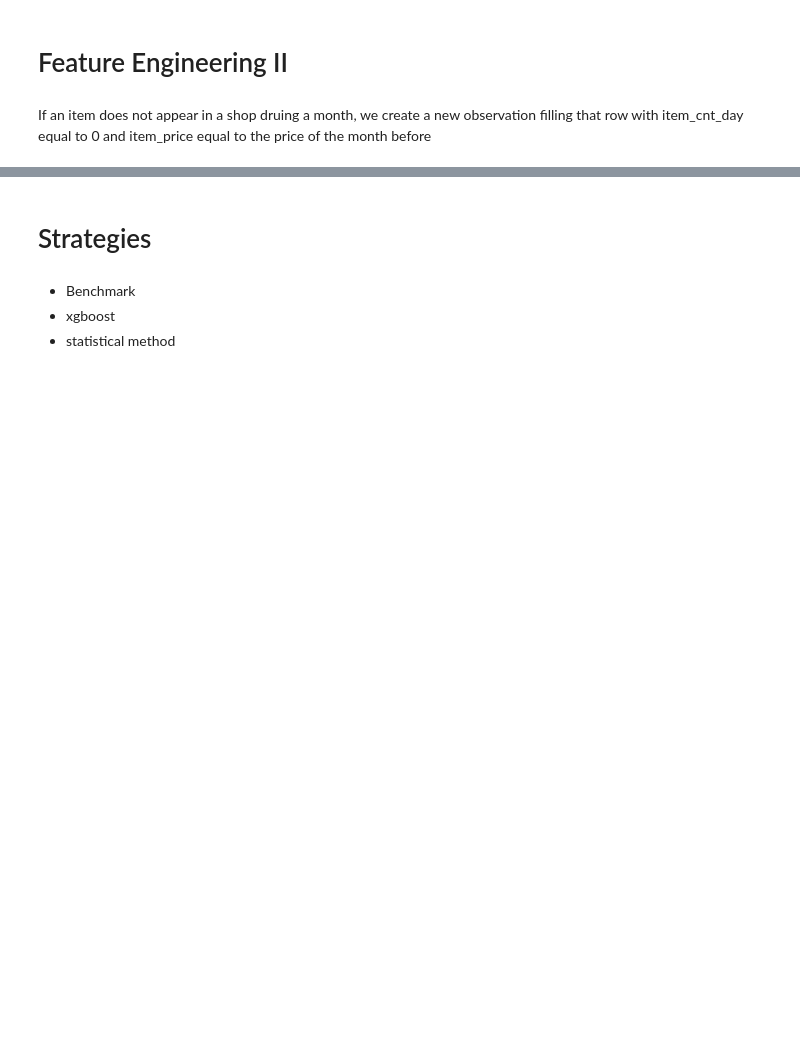
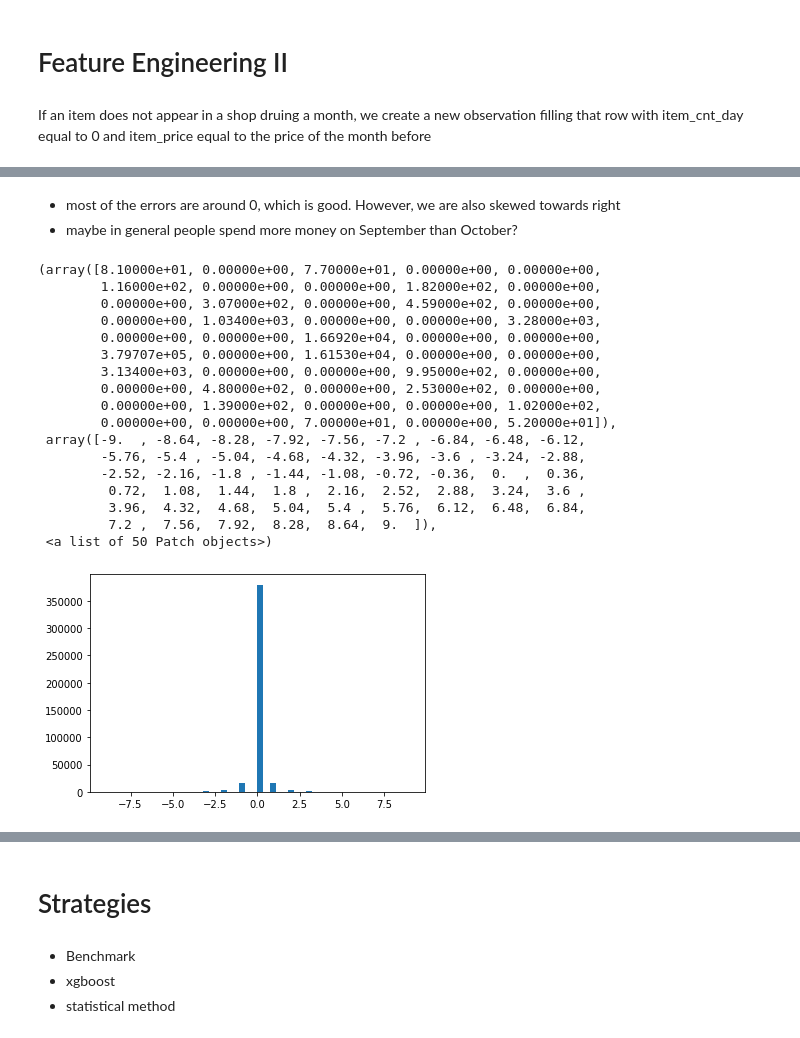
Before and after one commit to AlessandroBiagi/DataScienceProjects, a Jupyter notebook: Future_Sales/Predict_Future_Sales.ipynb, the cells around one changed output, grey strips where cells are left out. Saved outputs shown, nothing was run; the diff lists cells and outputs as text; code cells hidden in the pictures; blank space fills up the shorter version.

```diff
--- a/Future_Sales/Predict_Future_Sales.ipynb
+++ b/Future_Sales/Predict_Future_Sales.ipynb
@@ -422,0 +453,24 @@ df_merged['item_price'].fillna(med, inplace=True)
+# %% [markdown]
+- most of the errors are around 0, which is good. However, we are also skewed towards right
+- maybe in general people spend more money on September than October?
+# %%
+plt.hist(error_benchmark[abs(error_benchmark)<10], bins=50)
+# %% [output]
+(array([8.10000e+01, 0.00000e+00, 7.70000e+01, 0.00000e+00, 0.00000e+00,
+        1.16000e+02, 0.00000e+00, 0.00000e+00, 1.82000e+02, 0.00000e+00,
+        0.00000e+00, 3.07000e+02, 0.00000e+00, 4.59000e+02, 0.00000e+00,
+        0.00000e+00, 1.03400e+03, 0.00000e+00, 0.00000e+00, 3.28000e+03,
+        0.00000e+00, 0.00000e+00, 1.66920e+04, 0.00000e+00, 0.00000e+00,
+        3.79707e+05, 0.00000e+00, 1.61530e+04, 0.00000e+00, 0.00000e+00,
+        3.13400e+03, 0.00000e+00, 0.00000e+00, 9.95000e+02, 0.00000e+00,
+        0.00000e+00, 4.80000e+02, 0.00000e+00, 2.53000e+02, 0.00000e+00,
+        0.00000e+00, 1.39000e+02, 0.00000e+00, 0.00000e+00, 1.02000e+02,
+        0.00000e+00, 0.00000e+00, 7.00000e+01, 0.00000e+00, 5.20000e+01]),
+ array([-9.  , -8.64, -8.28, -7.92, -7.56, -7.2 , -6.84, -6.48, -6.12,
+        -5.76, -5.4 , -5.04, -4.68, -4.32, -3.96, -3.6 , -3.24, -2.88,
+        -2.52, -2.16, -1.8 , -1.44, -1.08, -0.72, -0.36,  0.  ,  0.36,
+         0.72,  1.08,  1.44,  1.8 ,  2.16,  2.52,  2.88,  3.24,  3.6 ,
+         3.96,  4.32,  4.68,  5.04,  5.4 ,  5.76,  6.12,  6.48,  6.84,
+         7.2 ,  7.56,  7.92,  8.28,  8.64,  9.  ]),
+ <a list of 50 Patch objects>)
+[figure, added]
```
Also changed, not shown: parts of 44 cells of this notebook, 2 other files.
